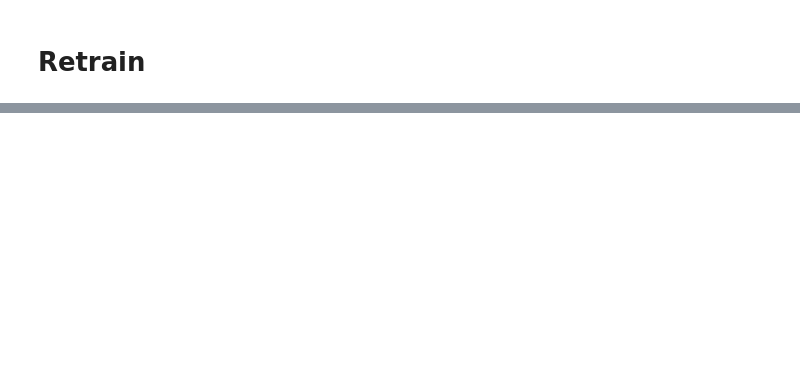
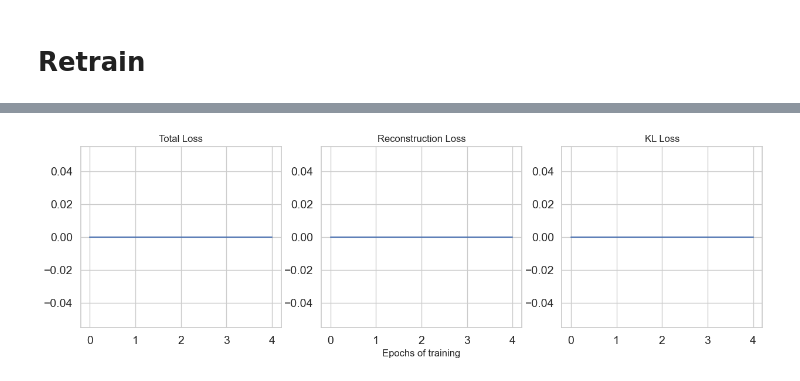
Before and after one commit to jed-ho/CVAE, a Jupyter notebook: CondVAEQuery_s5.ipynb, the cells around one changed output, grey strips where cells are left out. Cells and saved outputs as stored; diff of their text form; code cells hidden in the pictures; blank space fills up the shorter version.

```diff
--- a/CondVAEQuery_s5.ipynb
+++ b/CondVAEQuery_s5.ipynb
@@ -404,3 +445,6 @@ else:
 # %%
 optimizer = optim.Adam(model_strong.parameters(), lr=1e-4)
-model_strong = train_model_full(model_strong, optimizer, strong_loader, num_epochs=5)
+model_name = "model_strong"
+model_strong = train_model(model_strong, optimizer, strong_loader, num_epochs=5, model_name=model_name)
+plot_training_loss(model_name, save_dir)
+# %% [output]
@@ -407 +456,2 @@ model_strong = train_model_full(model_strong, optimizer, strong_loader, num_epoc
+[figure, added]
 # %%
```
Also changed, not shown: parts of 30 cells of this notebook.
